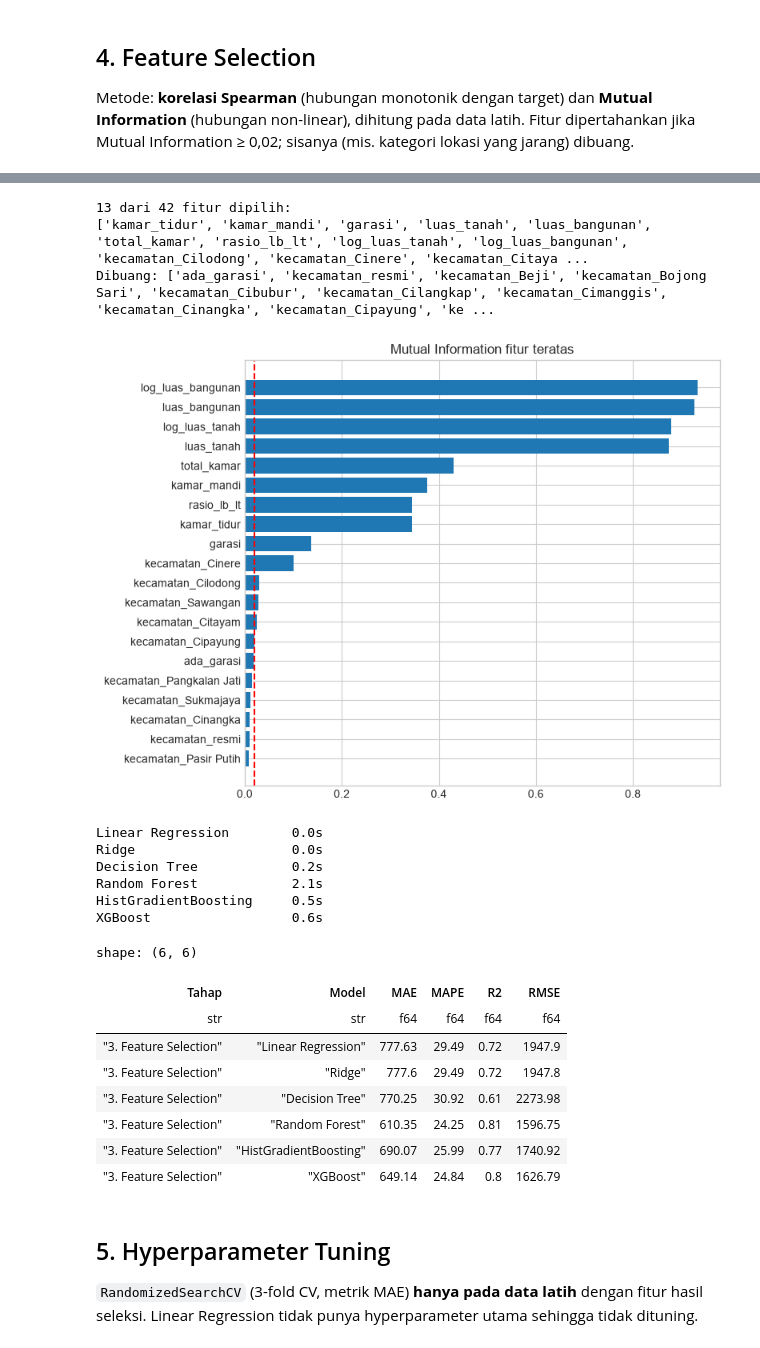
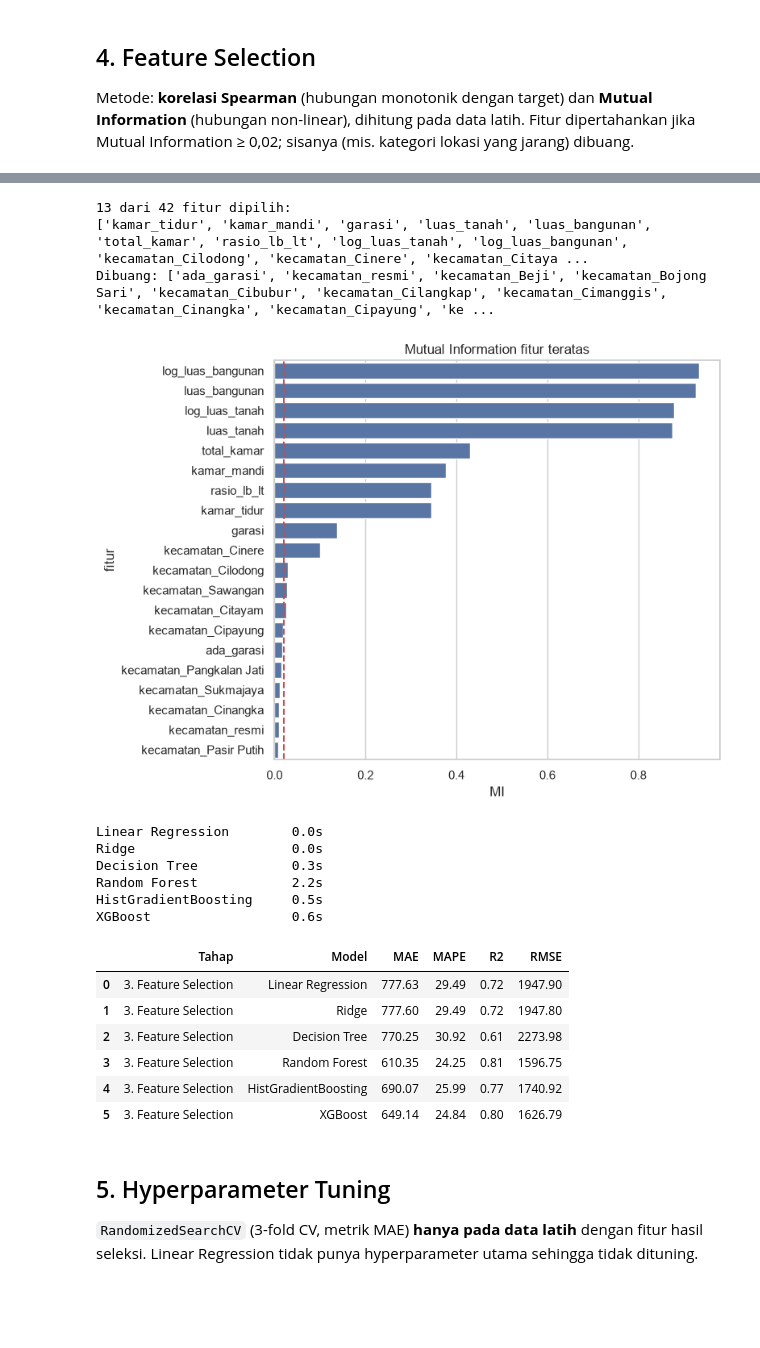
Before and after one commit to ferdianfariza/House-Price-Prediction-BENGKOD, a Jupyter notebook: Early_Bird_Prediksi_Harga_Rumah.ipynb, the cells around one changed output, grey strips where cells are left out. Saved outputs shown, nothing was run; the diff lists cells and outputs as text; code cells hidden in the pictures; blank space fills up the shorter version.

```diff
--- a/Early_Bird_Prediksi_Harga_Rumah.ipynb
+++ b/Early_Bird_Prediksi_Harga_Rumah.ipynb
@@ -466,25 +711,0 @@ Fitur turunan ditulis di `fitur.py` (Polars) agar bisa dipakai ulang di Streamli
-# %%
-%%writefile fitur.py
-import polars as pl
-
-KECAMATAN_RESMI = ['Beji', 'Bojong Sari', 'Cilodong', 'Cimanggis', 'Cinere', 'Cipayung',
-                   'Limo', 'Pancoran Mas', 'Sawangan', 'Sukmajaya', 'Tapos']
-
-NUM = ['kamar_tidur', 'kamar_mandi', 'garasi', 'luas_tanah', 'luas_bangunan', 'total_kamar', 'ada_garasi',
-       'rasio_lb_lt', 'log_luas_tanah', 'log_luas_bangunan', 'kecamatan_resmi']
-
-
-def add_features(df: pl.DataFrame) -> pl.DataFrame:
-    return df.with_columns(
-        (pl.col('kamar_tidur') + pl.col('kamar_mandi')).alias('total_kamar'),
-        (pl.col('garasi') > 0).cast(pl.Int64).alias('ada_garasi'),
-        pl.when(pl.col('luas_tanah') > 0).then(pl.col('luas_bangunan') / pl.col('luas_tanah')).alias('rasio_lb_lt'),
-        pl.col('luas_tanah').log1p().alias('log_luas_tanah'),
-        pl.col('luas_bangunan').log1p().alias('log_luas_bangunan'),
-        pl.col('kecamatan').is_in(KECAMATAN_RESMI).cast(pl.Int64).alias('kecamatan_resmi'),
-    )
-
-
-def ke_matriks(df: pl.DataFrame):
-    """6 kolom bersih (polars) -> matriks fitur [NUM..., kecamatan] untuk scikit-learn."""
-    return add_features(df).select(NUM + ['kecamatan']).to_numpy()
@@ -625,44 +950,51 @@ shape: (25, 3)
 # %%
 AMBANG_MI = 0.02
-k = int((skor['MI'] >= AMBANG_MI).sum())
-selector.set_params(k=k)            # skor MI sudah dihitung; hanya jumlah fitur yang dipilih diubah
+k = int((skor.MI >= AMBANG_MI).sum())
+selector.set_params(k=k)
 dipilih = [n for n, s in zip(nama_fitur, selector.get_support()) if s]
-print(f'{k} dari {len(nama_fitur)} fitur dipilih:'); print(dipilih)
-print('Dibuang:', [n for n in nama_fitur if n not in dipilih])
+print(f"{k} dari {len(nama_fitur)} fitur dipilih:")
+print(dipilih)
+print("Dibuang:", [n for n in nama_fitur if n not in dipilih])
 
-top20 = skor.head(20)
-fig, ax = plt.subplots(figsize=(8, 6))
-ax.barh(top20['fitur'].to_list()[::-1], top20['MI'].to_numpy()[::-1]); ax.axvline(AMBANG_MI, color='r', ls='--')
-ax.set_title('Mutual Information fitur teratas'); plt.tight_layout(); plt.show()
+plt.figure(figsize=(8, 6))
+sns.barplot(data=skor.head(20), y="fitur", x="MI")
+plt.axvline(AMBANG_MI, color="r", ls="--")
+plt.title("Mutual Information fitur teratas")
+plt.tight_layout()
+plt.show()
 # %% [output]
 13 dari 42 fitur dipilih:
 ['kamar_tidur', 'kamar_mandi', 'garasi', 'luas_tanah', 'luas_bangunan', 'total_kamar', 'rasio_lb_lt', 'log_luas_tanah', 'log_luas_bangunan', 'kecamatan_Cilodong', 'kecamatan_Cinere', 'kecamatan_Citaya ...
 Dibuang: ['ada_garasi', 'kecamatan_resmi', 'kecamatan_Beji', 'kecamatan_Bojong Sari', 'kecamatan_Cibubur', 'kecamatan_Cilangkap', 'kecamatan_Cimanggis', 'kecamatan_Cinangka', 'kecamatan_Cipayung', 'ke ...
-[figure, old version]
+[figure, new version]
 # %%
 Xtr_s, Xte_s = selector.transform(Xtr_t), selector.transform(Xte_t)
 for nama, m in daftar_model().items():
     t = time.time()
     reg = log_target(m).fit(Xtr_s, y_train)
-    hasil.append({'Tahap': '3. Feature Selection', 'Model': nama, **evaluasi(y_test, reg.predict(Xte_s))})
-    print(f'{nama:22s} {time.time()-t:5.1f}s')
-tabel('3. Feature Selection')
+    hasil.append(
+        {
+            "Tahap": "3. Feature Selection",
+            "Model": nama,
+            **evaluasi(y_test, reg.predict(Xte_s)),
+        }
+    )
+    print(f"{nama:22s} {time.time() - t:5.1f}s")
+pd.DataFrame([h for h in hasil if h["Tahap"] == "3. Feature Selection"]).round(2)
 # %% [output]
 Linear Regression        0.0s
 Ridge                    0.0s
-Decision Tree            0.2s
-Random Forest            2.1s
+Decision Tree            0.3s
+Random Forest            2.2s
 HistGradientBoosting     0.5s
 XGBoost                  0.6s
-shape: (6, 6)
-| Tahap | Model | MAE | MAPE | R2 | RMSE |
-| str | str | f64 | f64 | f64 | f64 |
-| "3. Feature Selection" | "Linear Regression" | 777.63 | 29.49 | 0.72 | 1947.9 |
-| "3. Feature Selection" | "Ridge" | 777.6 | 29.49 | 0.72 | 1947.8 |
-| "3. Feature Selection" | "Decision Tree" | 770.25 | 30.92 | 0.61 | 2273.98 |
-| "3. Feature Selection" | "Random Forest" | 610.35 | 24.25 | 0.81 | 1596.75 |
-| "3. Feature Selection" | "HistGradientBoosting" | 690.07 | 25.99 | 0.77 | 1740.92 |
-| "3. Feature Selection" | "XGBoost" | 649.14 | 24.84 | 0.8 | 1626.79 |
+|  | Tahap | Model | MAE | MAPE | R2 | RMSE |
+| 0 | 3. Feature Selection | Linear Regression | 777.63 | 29.49 | 0.72 | 1947.90 |
+| 1 | 3. Feature Selection | Ridge | 777.60 | 29.49 | 0.72 | 1947.80 |
+| 2 | 3. Feature Selection | Decision Tree | 770.25 | 30.92 | 0.61 | 2273.98 |
+| 3 | 3. Feature Selection | Random Forest | 610.35 | 24.25 | 0.81 | 1596.75 |
+| 4 | 3. Feature Selection | HistGradientBoosting | 690.07 | 25.99 | 0.77 | 1740.92 |
+| 5 | 3. Feature Selection | XGBoost | 649.14 | 24.84 | 0.80 | 1626.79 |
 # %% [markdown]
 ## 5. Hyperparameter Tuning
 
```
Also changed, not shown: parts of 35 cells of this notebook, 15 other files.
